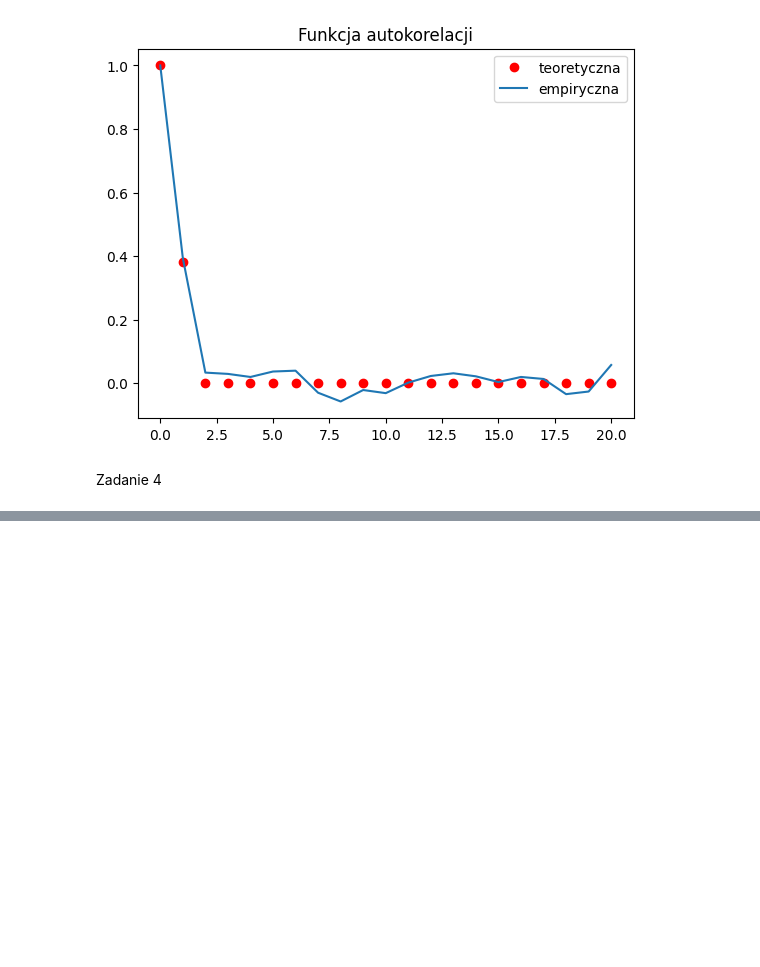
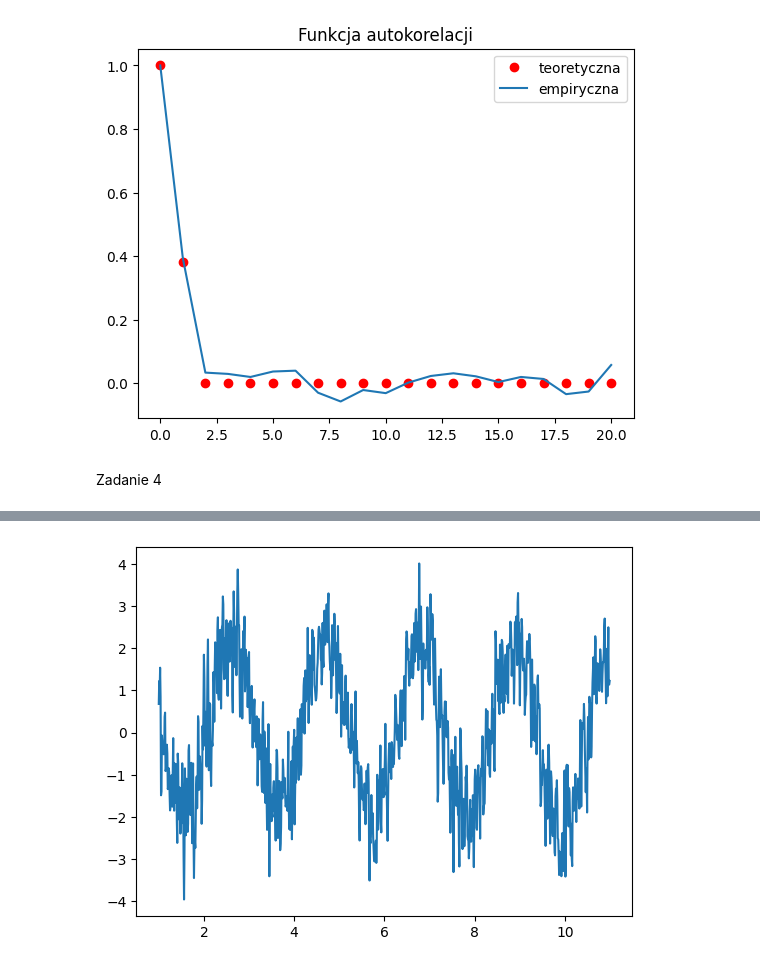
Before and after one commit to rafglo/Computer-Analysis-of-Time-Series, a Jupyter notebook: lista5.ipynb, the cells around one changed output, grey strips where cells are left out. Drawn from its saved outputs; the diff is of its cells as text; code cells hidden in the pictures; blank space fills up the shorter version.

```diff
--- a/lista5.ipynb
+++ b/lista5.ipynb
@@ -78,0 +110,7 @@ Zadanie 4
+# %%
+y_star = y - y_dash(t)
+# %%
+plt.plot(t, y_star)
+plt.show()
+# %% [output]
+[figure, added]
```
Also changed, not shown: parts of 17 cells of this notebook, 1 other file.
